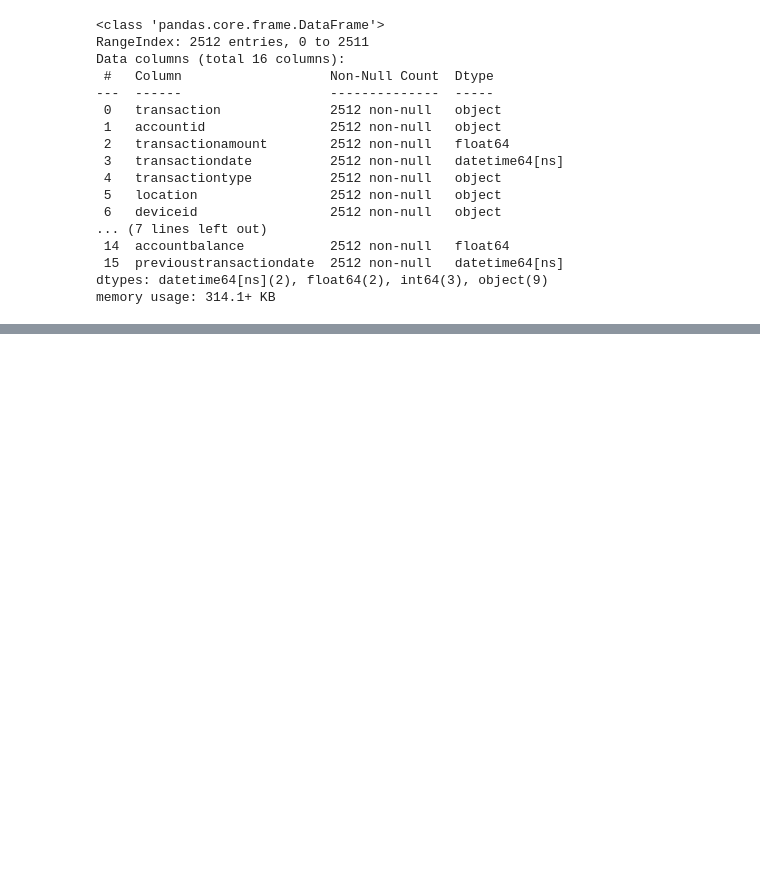
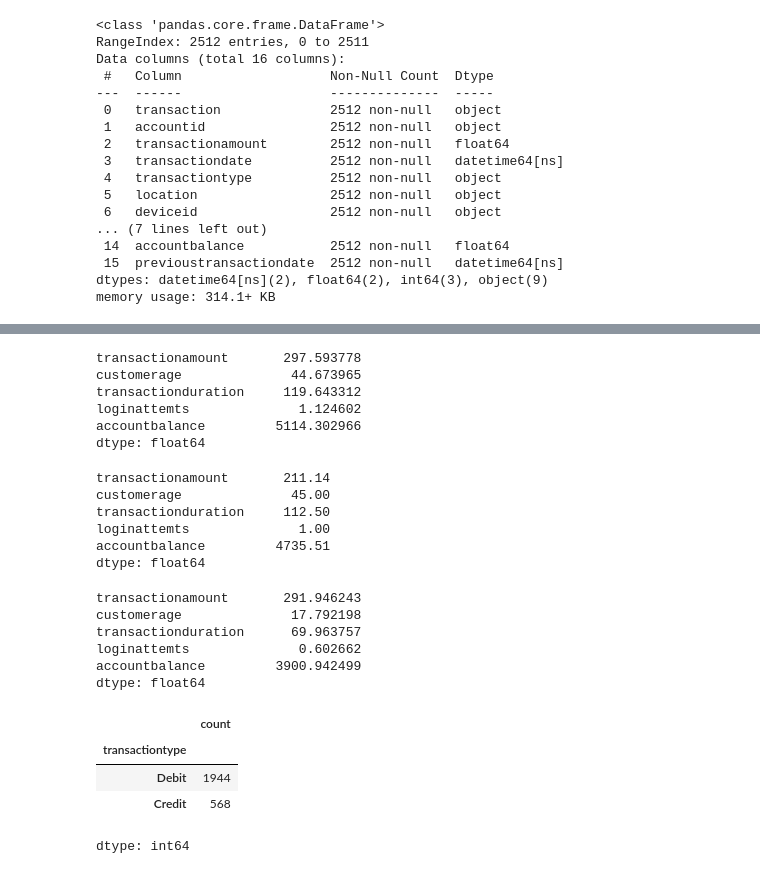
Before and after one commit to harivign/bank-transactions-ds-data-cleaning-and-data-visualization, a Jupyter notebook: bank_transactions_ds_practice_for_da_ml.ipynb, the cells around one changed output, grey strips where cells are left out. Saved outputs shown, nothing was run; the diff lists cells and outputs as text; code cells hidden in the pictures; blank space fills up the shorter version.

```diff
--- a/bank_transactions_ds_practice_for_da_ml.ipynb
+++ b/bank_transactions_ds_practice_for_da_ml.ipynb
@@ -104,0 +159,27 @@ memory usage: 314.1+ KB
+# %%
+print(df.mean(numeric_only=True))
+# %% [output]
+transactionamount       297.593778
+customerage              44.673965
+transactionduration     119.643312
+loginattemts              1.124602
+accountbalance         5114.302966
+dtype: float64
+# %%
+print(df.median(numeric_only=True))
+# %% [output]
+transactionamount       211.14
+customerage              45.00
+transactionduration     112.50
+loginattemts              1.00
+accountbalance         4735.51
+dtype: float64
+# %%
+print(df.std(numeric_only=True))
+# %% [output]
+transactionamount       291.946243
+customerage              17.792198
+transactionduration      69.963757
+loginattemts              0.602662
+accountbalance         3900.942499
+dtype: float64
@@ -104,0 +188,8 @@ memory usage: 314.1+ KB
+# %%
+df['transactiontype'].value_counts()
+# %% [output]
+|  | count |
+| transactiontype |  |
+| Debit | 1944 |
+| Credit | 568 |
+dtype: int64
```
Also changed, not shown: parts of 9 cells of this notebook.
